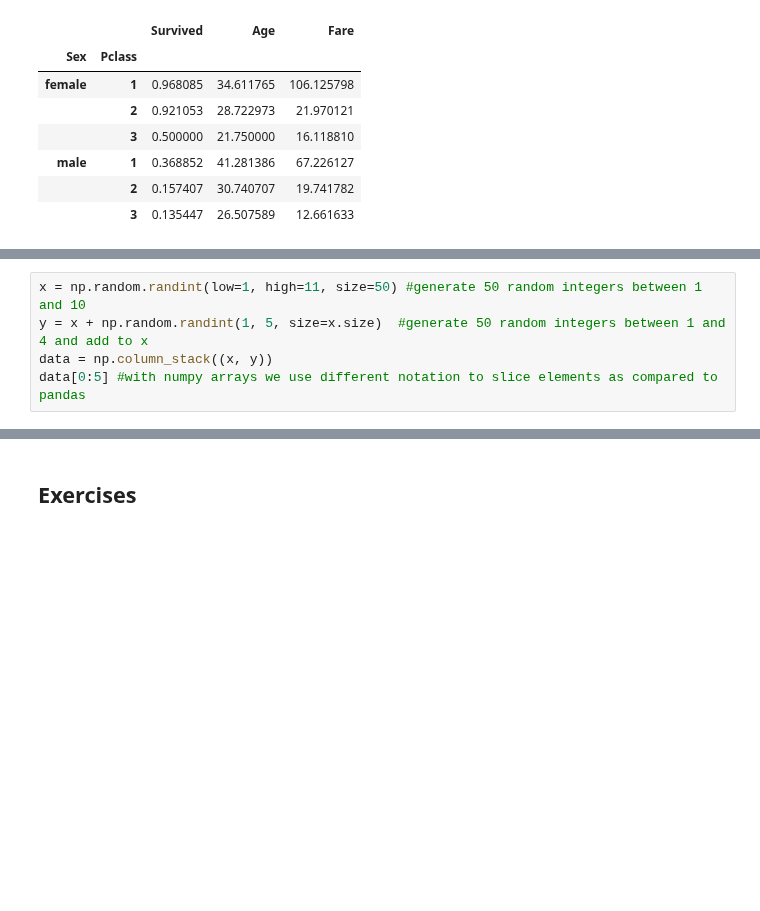
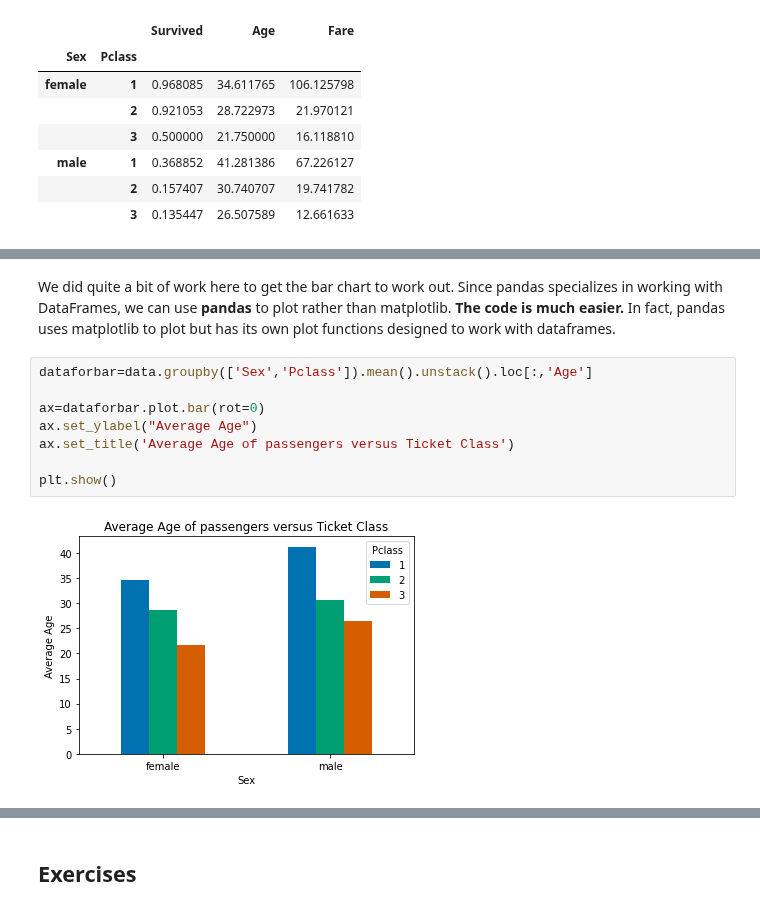
Before and after one commit to sgcorcoran/Python-for-MSE, a Jupyter notebook: lessons_3114/04_closer_look_at_pandas.ipynb, the cells around one changed output, grey strips where cells are left out. Cells and saved outputs as stored; diff of their text form; blank space fills up the shorter version.

```diff
--- a/lessons_3114/04_closer_look_at_pandas.ipynb
+++ b/lessons_3114/04_closer_look_at_pandas.ipynb
@@ -267,5 +165,0 @@ Generate some data to plot
-# %%
-x = np.random.randint(low=1, high=11, size=50) #generate 50 random integers between 1 and 10
-y = x + np.random.randint(1, 5, size=x.size)  #generate 50 random integers between 1 and 4 and add to x
-data = np.column_stack((x, y))
-data[0:5] #with numpy arrays we use different notation to slice elements as compared to pandas
@@ -355,0 +252,12 @@ plt.show()
+# %% [markdown]
+We did quite a bit of work here to get the bar chart to work out.  Since pandas specializes in working with DataFrames, we can use **pandas** to plot rather than matplotlib.  **The code is much easier.** In fact, pandas uses matplotlib to plot but has its own plot functions designed to work with dataframes.
+# %%
+dataforbar=data.groupby(['Sex','Pclass']).mean().unstack().loc[:,'Age']
+
+ax=dataforbar.plot.bar(rot=0)
+ax.set_ylabel("Average Age")
+ax.set_title('Average Age of passengers versus Ticket Class')
+
+plt.show()
+# %% [output]
+[figure, added]
```
Also changed, not shown: parts of 93 cells of this notebook, 4 other files.
